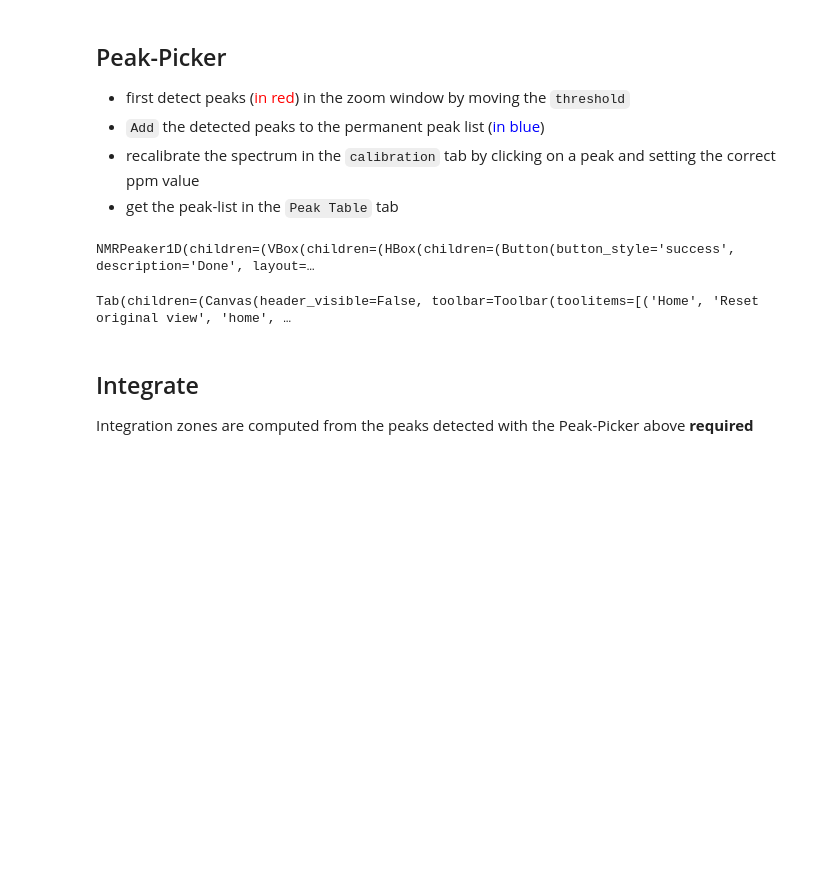
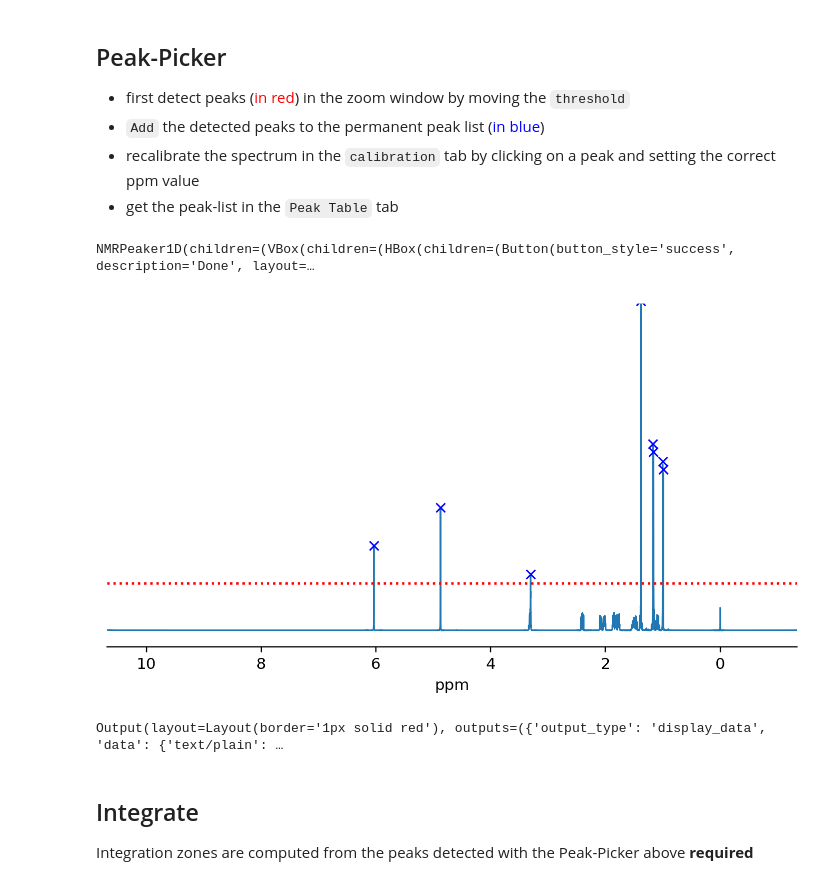
Before and after one commit to spike-project/spike, a Jupyter notebook: Notebooks/Proc1DNMR.ipynb, the cells around one changed output. Saved outputs shown, nothing was run; the diff lists cells and outputs as text; code cells hidden in the pictures; blank space fills up the shorter version.

```diff
--- a/Notebooks/Proc1DNMR.ipynb
+++ b/Notebooks/Proc1DNMR.ipynb
@@ -158,10 +167,11 @@ Applied correction:
 # %%
 # Peak Picker
 reload(I)
-ph = I.NMRPeaker1D(D1);
+I.NMRPeaker1D(D1)
 # %% [output]
 NMRPeaker1D(children=(VBox(children=(HBox(children=(Button(button_style='success', description='Done', layout=…
+[figure, added]
-Tab(children=(Canvas(header_visible=False, toolbar=Toolbar(toolitems=[('Home', 'Reset original view', 'home', …
+Output(layout=Layout(border='1px solid red'), outputs=({'output_type': 'display_data', 'data': {'text/plain': …
 # %% [markdown]
 ## Integrate
 Integration zones are computed from the peaks detected with the Peak-Picker above **required**
```
Also changed, not shown: parts of 16 cells of this notebook, 3 other files.
